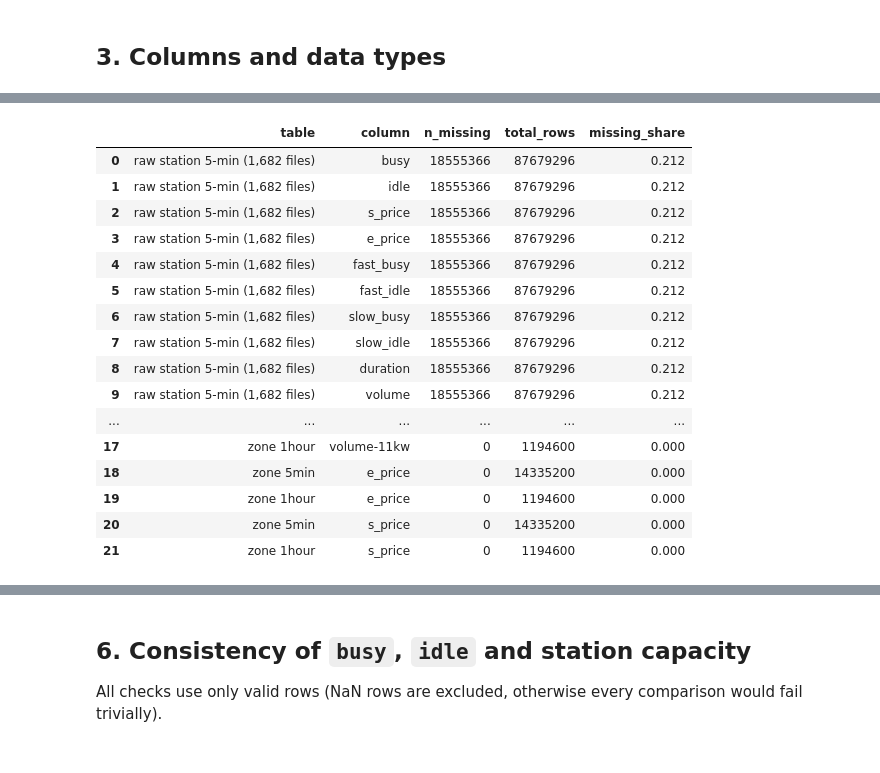
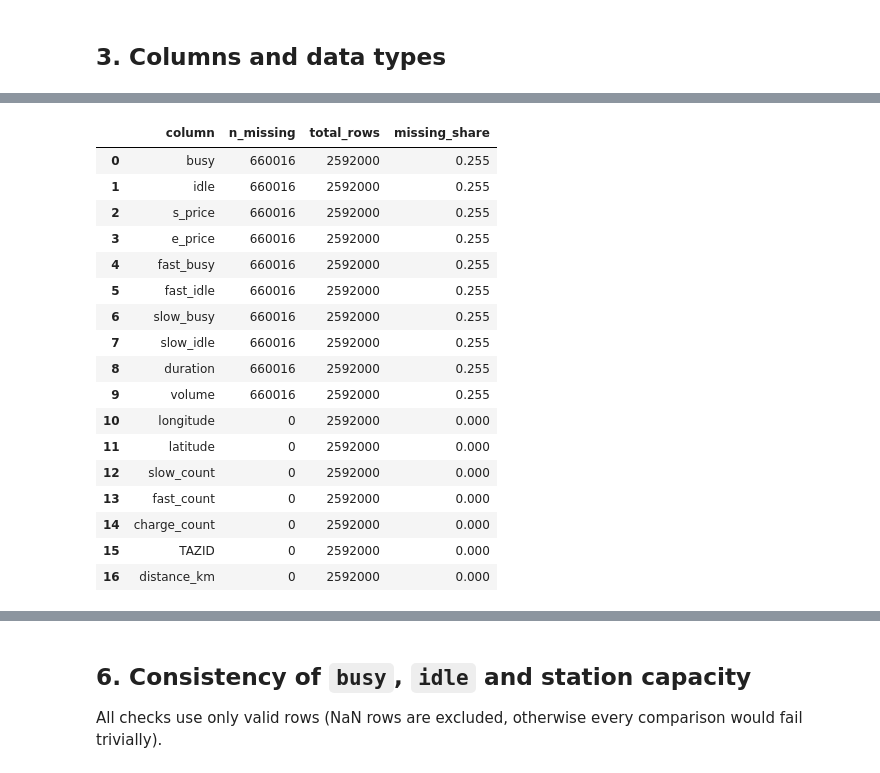
Before and after one commit to sametsav/VoltAhead, a Jupyter notebook: notebooks/01_data_quality.ipynb, the cells around one changed output, grey strips where cells are left out. Cells and saved outputs as stored; diff of their text form; code cells hidden in the pictures.

```diff
--- a/notebooks/01_data_quality.ipynb
+++ b/notebooks/01_data_quality.ipynb
@@ -105,0 +69,15 @@ The zone folder also contains six variables per resolution: `occupancy`, `durati
+# %%
+stations_raw = pd.read_csv(dl.stations_path())
+data_cols = pd.read_csv(dl.data_path(), nrows=0).columns.tolist()
+stored = dl.load_data(reindex=False)          # time series exactly as stored (value columns only)
+
+file_structure = pd.DataFrame([
+    {"file": dl.STATIONS_FILE, "size_MB": dl.stations_path().stat().st_size / 1e6,
+     "rows": len(stations_raw), "columns": stations_raw.shape[1],
+     "description": "Station metadata: coordinates, slow/fast/total charging points, traffic zone (TAZID), distance_km. Sorted by distance_km."},
+    {"file": dl.DATA_FILE, "size_MB": dl.data_path().stat().st_size / 1e6,
+     "rows": len(stored), "columns": len(data_cols),
+     "description": "5-min time series, long format: 10 value columns + 7 static station columns repeated on every row. Sorted by station_id, then time."},
+])
+save_table(file_structure, "file_structure.csv")
+file_structure
@@ -345,42 +303,36 @@ dup_table
 # %%
-# Missing values per column, raw station files (all stations together)
+# Missing values per column
 total_rows = int(scan.n_rows.sum())
-mv_raw = pd.DataFrame({
-    "table": "raw station 5-min (1,682 files)",
+missing_values = pd.DataFrame({
     "column": VALUE_COLS,
     "n_missing": [int(scan[f"na_{c}"].sum()) for c in VALUE_COLS],
+    "total_rows": total_rows,
 })
-mv_raw["total_rows"] = total_rows
-mv_raw["missing_share"] = mv_raw["n_missing"] / total_rows
-
-# Same for zone matrices (cells)
-zone_rows = []
-for var in dl.ZONE_VARIABLES:
-    for freq in ("5min", "1hour"):
-        z = dl.load_zone_variable(var, freq)
-        zone_rows.append({"table": f"zone {freq}", "column": var,
-                          "n_missing": int(z.isna().sum().sum()), "total_rows": z.size,
-                          "missing_share": float(z.isna().sum().sum() / z.size)})
-missing_values = save_table(pd.concat([mv_raw, pd.DataFrame(zone_rows)], ignore_index=True), "missing_values.csv")
+missing_values["missing_share"] = missing_values["n_missing"] / total_rows
+static_missing = pd.DataFrame({"column": dl.STATIC_COLUMNS, "n_missing": static_na.reindex(dl.STATIC_COLUMNS).to_numpy(),
+                               "total_rows": total_rows})
+static_missing["missing_share"] = static_missing["n_missing"] / total_rows
+missing_values = save_table(pd.concat([missing_values, static_missing], ignore_index=True), "missing_values.csv")
 missing_values
 # %% [output]
-|  | table | column | n_missing | total_rows | missing_share |
-| 0 | raw station 5-min (1,682 files) | busy | 18555366 | 87679296 | 0.212 |
-| 1 | raw station 5-min (1,682 files) | idle | 18555366 | 87679296 | 0.212 |
-| 2 | raw station 5-min (1,682 files) | s_price | 18555366 | 87679296 | 0.212 |
-| 3 | raw station 5-min (1,682 files) | e_price | 18555366 | 87679296 | 0.212 |
-| 4 | raw station 5-min (1,682 files) | fast_busy | 18555366 | 87679296 | 0.212 |
-| 5 | raw station 5-min (1,682 files) | fast_idle | 18555366 | 87679296 | 0.212 |
-| 6 | raw station 5-min (1,682 files) | slow_busy | 18555366 | 87679296 | 0.212 |
-| 7 | raw station 5-min (1,682 files) | slow_idle | 18555366 | 87679296 | 0.212 |
-| 8 | raw station 5-min (1,682 files) | duration | 18555366 | 87679296 | 0.212 |
-| 9 | raw station 5-min (1,682 files) | volume | 18555366 | 87679296 | 0.212 |
-| ... | ... | ... | ... | ... | ... |
-| 17 | zone 1hour | volume-11kw | 0 | 1194600 | 0.000 |
-| 18 | zone 5min | e_price | 0 | 14335200 | 0.000 |
-| 19 | zone 1hour | e_price | 0 | 1194600 | 0.000 |
-| 20 | zone 5min | s_price | 0 | 14335200 | 0.000 |
-| 21 | zone 1hour | s_price | 0 | 1194600 | 0.000 |
+|  | column | n_missing | total_rows | missing_share |
+| 0 | busy | 660016 | 2592000 | 0.255 |
+| 1 | idle | 660016 | 2592000 | 0.255 |
+| 2 | s_price | 660016 | 2592000 | 0.255 |
+| 3 | e_price | 660016 | 2592000 | 0.255 |
+| 4 | fast_busy | 660016 | 2592000 | 0.255 |
+| 5 | fast_idle | 660016 | 2592000 | 0.255 |
+| 6 | slow_busy | 660016 | 2592000 | 0.255 |
+| 7 | slow_idle | 660016 | 2592000 | 0.255 |
+| 8 | duration | 660016 | 2592000 | 0.255 |
+| 9 | volume | 660016 | 2592000 | 0.255 |
+| 10 | longitude | 0 | 2592000 | 0.000 |
+| 11 | latitude | 0 | 2592000 | 0.000 |
+| 12 | slow_count | 0 | 2592000 | 0.000 |
+| 13 | fast_count | 0 | 2592000 | 0.000 |
+| 14 | charge_count | 0 | 2592000 | 0.000 |
+| 15 | TAZID | 0 | 2592000 | 0.000 |
+| 16 | distance_km | 0 | 2592000 | 0.000 |
 # %%
 all_na_rows = int(scan.n_nan_rows.sum())
 same_pattern = all(scan[f"na_{c}"].equals(scan["na_busy"]) for c in VALUE_COLS)
```
Also changed, not shown: parts of 46 cells of this notebook, 25 other files.
